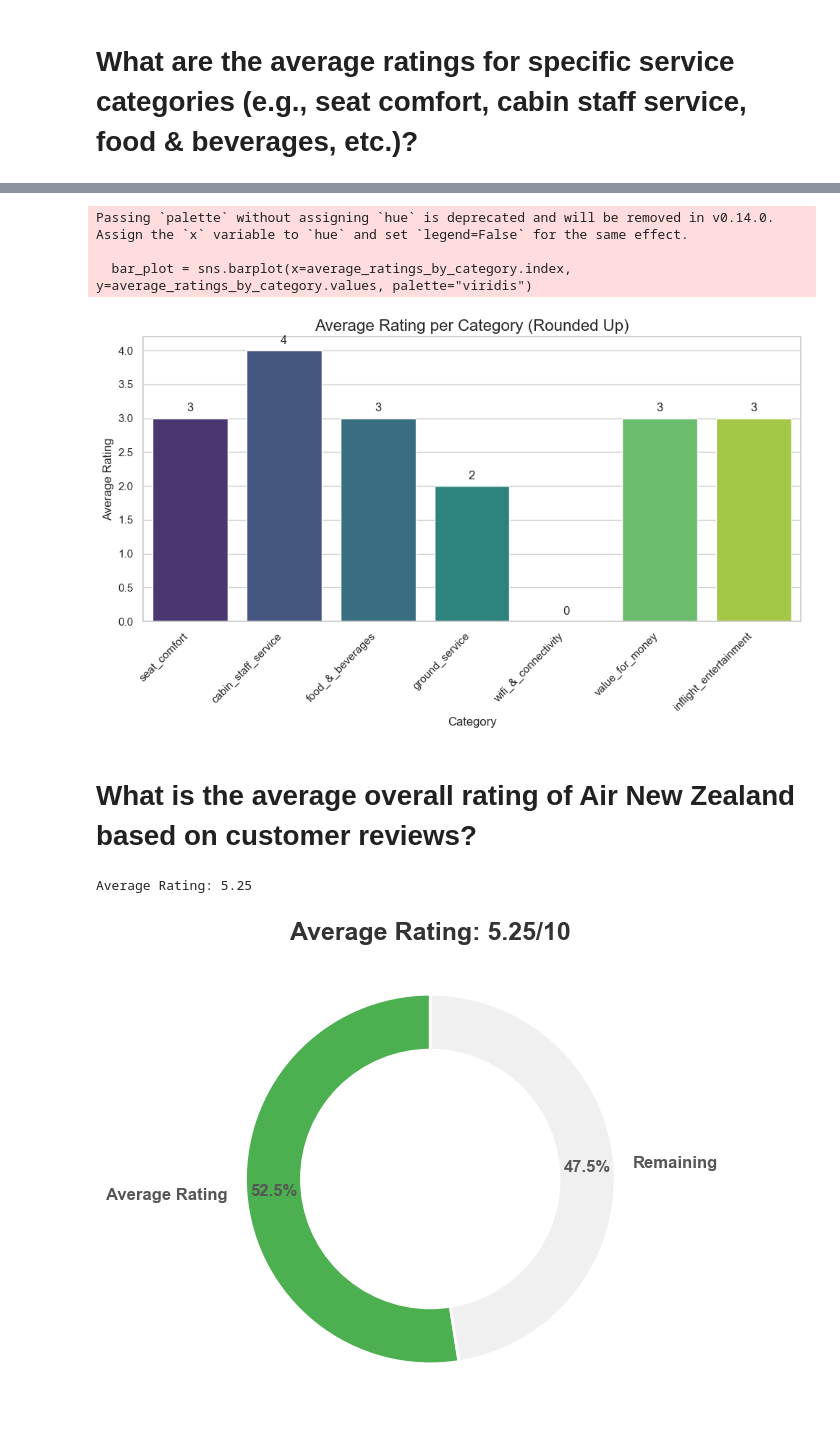
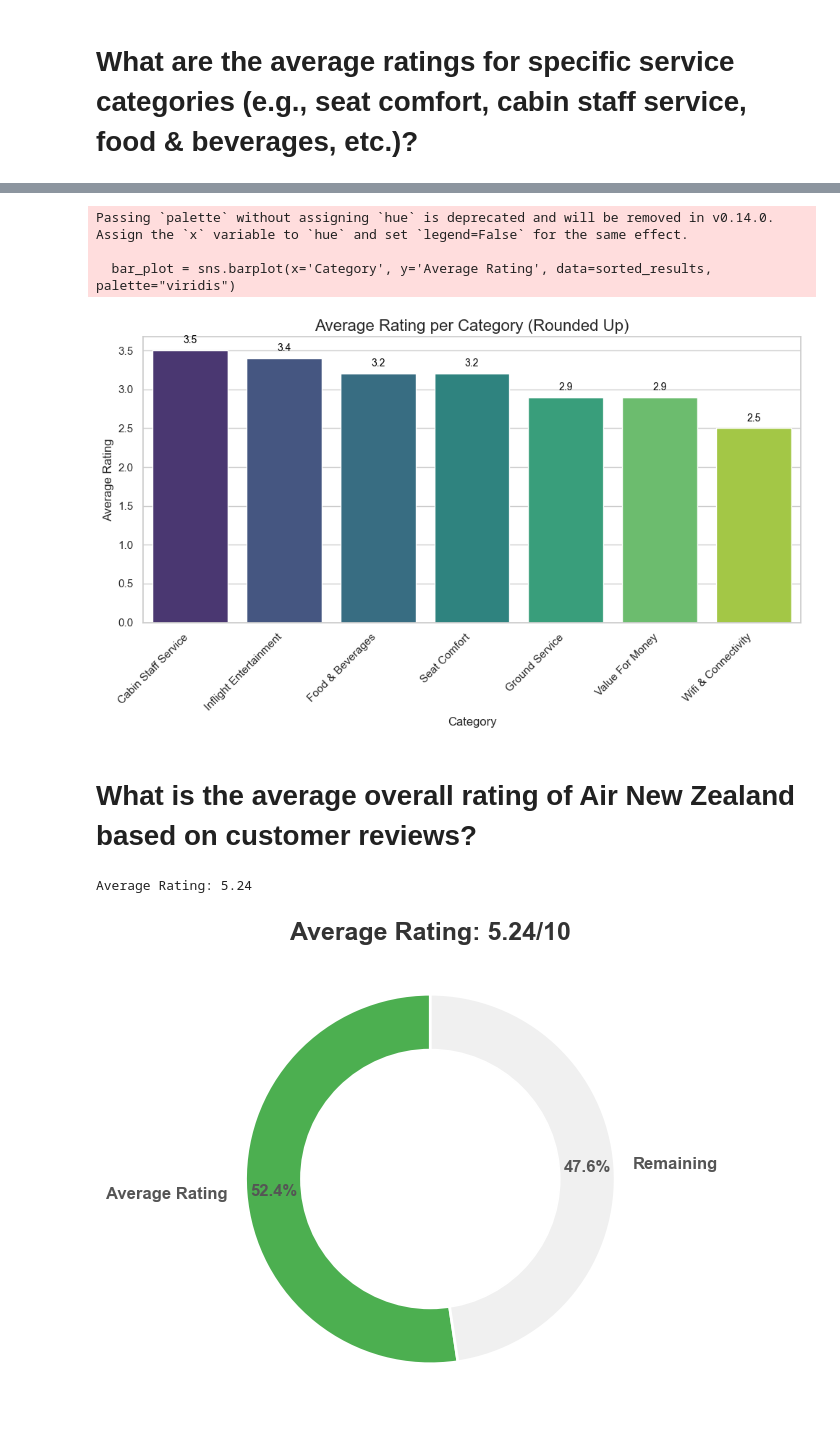
Before and after one commit to ainna-sabado/air-new-zealand-customer-feedback-analysis, a Jupyter notebook: notebook/eda-customer-feedback.ipynb, the cells around one changed output, grey strips where cells are left out. Cells and saved outputs as stored; diff of their text form; code cells hidden in the pictures.

Commit message:
re-adjust handling of missing data

```diff
--- a/notebook/eda-customer-feedback.ipynb
+++ b/notebook/eda-customer-feedback.ipynb
@@ -51,42 +86,52 @@ dtype: float64
 # %%
 import matplotlib.pyplot as plt
 import seaborn as sns
 
-# Round up aaverage rating per category
-average_ratings_by_category = np.ceil(reviews_df[rating_columns].mean())
 
+# Set the aesthetics for the plot
 sns.set(style="whitegrid")
+plt.figure(figsize=(10, 6))
 
-plt.figure(figsize=(10, 6))
-bar_plot = sns.barplot(x=average_ratings_by_category.index, y=average_ratings_by_category.values, palette="viridis")
+# Create a bar plot
+bar_plot = sns.barplot(x='Category', y='Average Rating', data=sorted_results, palette="viridis")
 
+# Customize the plot
 plt.title("Average Rating per Category (Rounded Up)", fontsize=16)
 plt.xlabel("Category", fontsize=12)
 plt.ylabel("Average Rating", fontsize=12)
 plt.xticks(rotation=45, ha='right')
 
-for i in range(len(average_ratings_by_category)):
-    bar_plot.text(i, average_ratings_by_category.values[i] + 0.1, str(int(average_ratings_by_category.values[i])),
-                  ha='center', fontsize=12)
+# Add value labels on top of each bar
+for p in bar_plot.patches:
+    bar_plot.annotate(
+        f'{p.get_height():.1f}',  # Format the label with one decimal place
+        (p.get_x() + p.get_width() / 2., p.get_height()),  # Position at the top center of the bar
+        ha='center', va='bottom', fontsize=10, color='black',
+        xytext=(0, 5),  # Slightly above the bar
+        textcoords='offset points'
+    )
 
+# Adjust layout to prevent clipping of tick-labels
 plt.tight_layout()
 plt.show()
 # %% [output]
 Passing `palette` without assigning `hue` is deprecated and will be removed in v0.14.0. Assign the `x` variable to `hue` and set `legend=False` for the same effect.
 
-  bar_plot = sns.barplot(x=average_ratings_by_category.index, y=average_ratings_by_category.values, palette="viridis")
+  bar_plot = sns.barplot(x='Category', y='Average Rating', data=sorted_results, palette="viridis")
-[figure, old version]
+[figure, new version]
 # %% [markdown]
 # What is the average overall rating of Air New Zealand based on customer reviews?
 # %%
-# Ratings converted to numeric if they are in string format
+# Convert ratings to numeric, coercing errors to NaN
 reviews_df['rating'] = pd.to_numeric(reviews_df['rating'], errors='coerce')
 
-# Overall average rating
-average_rating = reviews_df['rating'].mean()
+# Exclude -1 and NaN values for average rating calculation
+average_rating = reviews_df.loc[reviews_df['rating'] != -1, 'rating'].mean()
+
+# Print the overall average rating
 print(f"Average Rating: {average_rating:.2f}")
 # %% [output]
-Average Rating: 5.25
+Average Rating: 5.24
 # %%
 labels = ['Average Rating', 'Remaining']
 sizes = [average_rating, 10 - average_rating]
```
Also changed, not shown: parts of 36 cells of this notebook, 11 other files.
